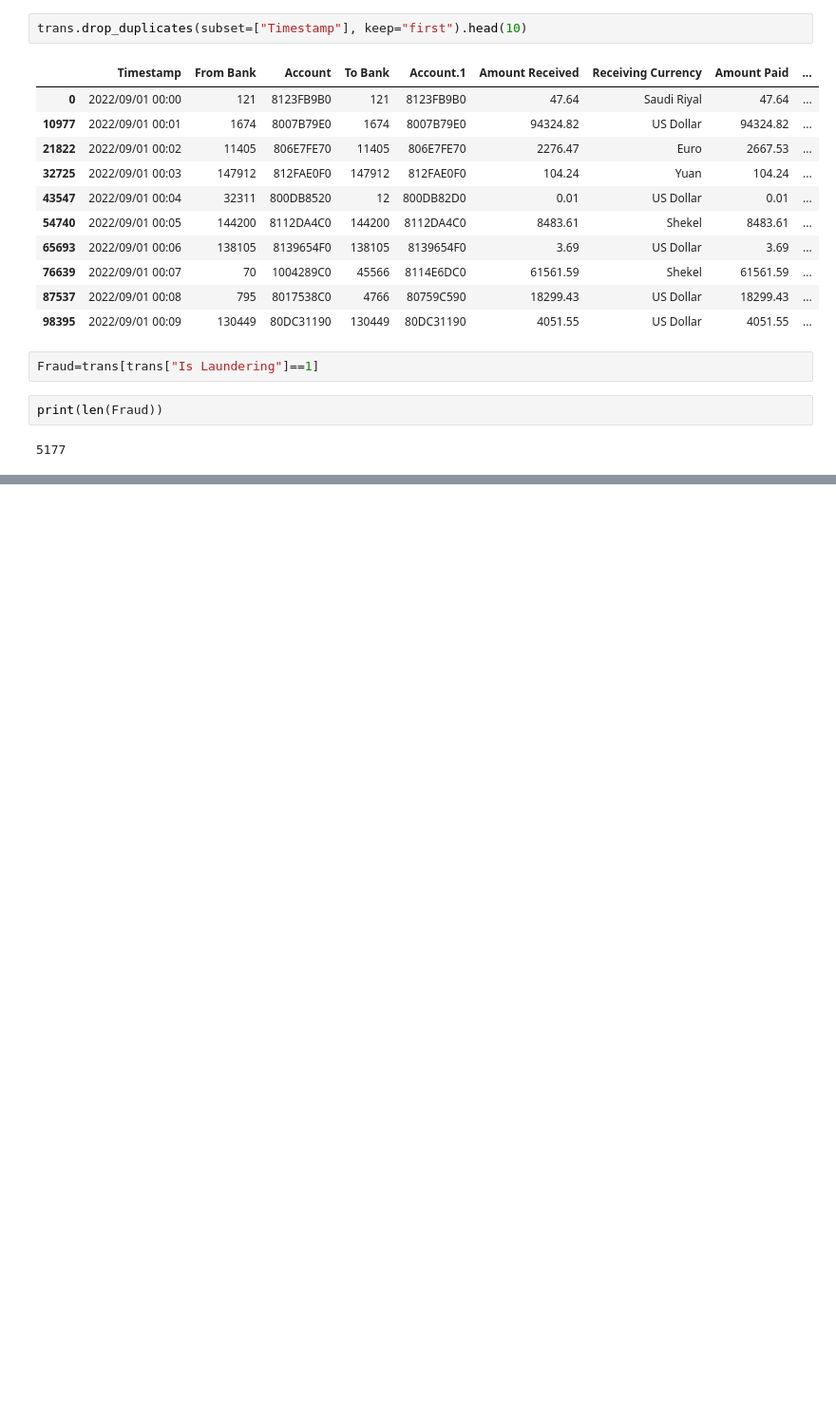
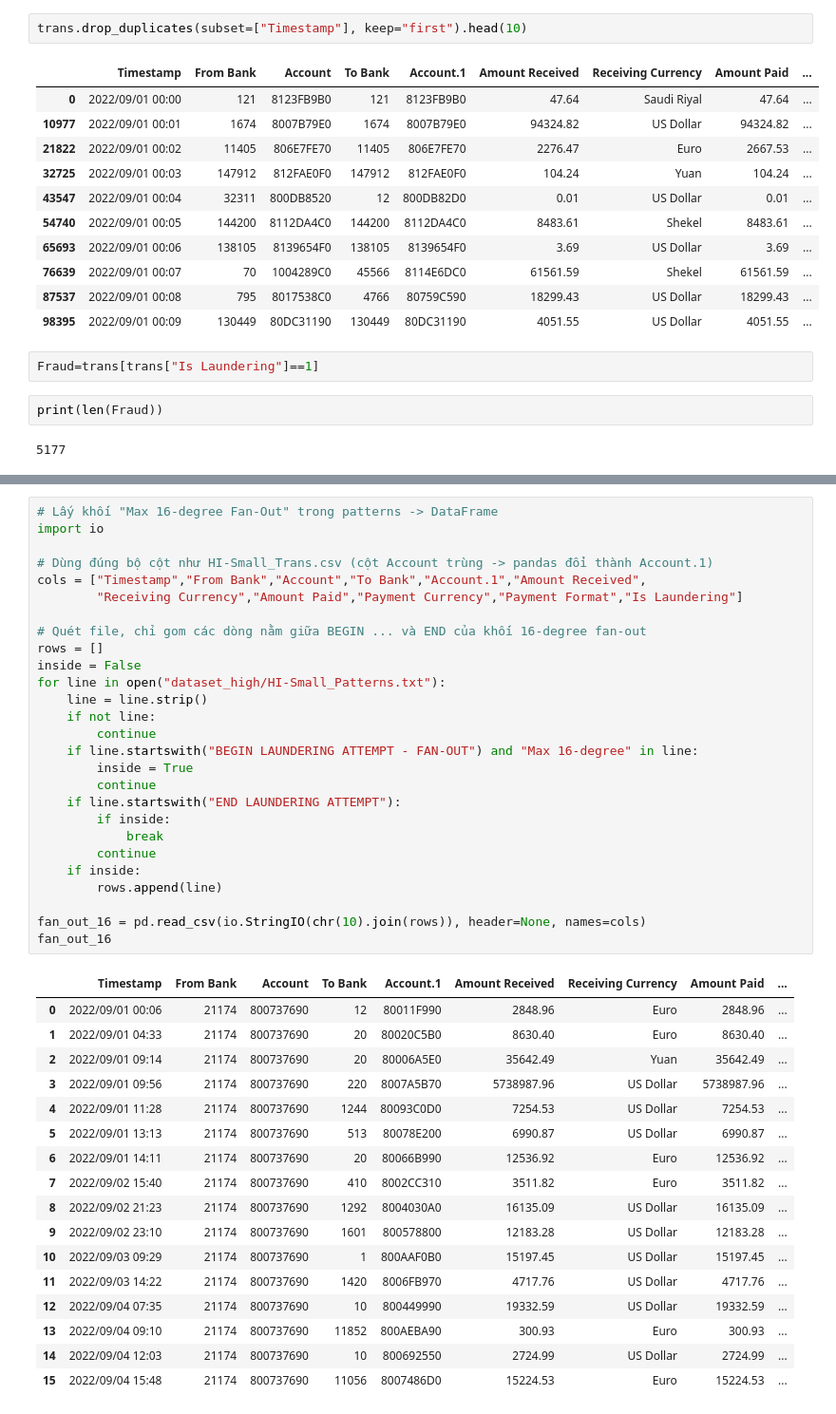
Before and after one commit to Tyler3743/fraud_detection, a Jupyter notebook: check_duplicate.ipynb, the cells around one changed output, grey strips where cells are left out. Shown at 95% size. Cells and saved outputs as stored; diff of their text form; blank space fills up the shorter version.

```diff
--- a/check_duplicate.ipynb
+++ b/check_duplicate.ipynb
@@ -174,3 +174,48 @@ Fraud.head(10)
 | 108735 | 2022/09/01 00:09 | 70 | 100428738 | 10656 | 8044072A0 | 37080124.05 | Yen | 37080124.05 | ... |
 | 141636 | 2022/09/01 00:12 | 70 | 1004286A8 | 24144 | 80D9B69A0 | 8873.07 | Euro | 8873.07 | ... |
 | 190674 | 2022/09/01 00:17 | 70 | 100428660 | 152980 | 8140702D0 | 6892.43 | US Dollar | 6892.43 | ... |
+# %%
+# Lấy khối "Max 16-degree Fan-Out" trong patterns -> DataFrame
+import io
+
+# Dùng đúng bộ cột như HI-Small_Trans.csv (cột Account trùng -> pandas đổi thành Account.1)
+cols = ["Timestamp","From Bank","Account","To Bank","Account.1","Amount Received",
+        "Receiving Currency","Amount Paid","Payment Currency","Payment Format","Is Laundering"]
+
+# Quét file, chỉ gom các dòng nằm giữa BEGIN ... và END của khối 16-degree fan-out
+rows = []
+inside = False
+for line in open("dataset_high/HI-Small_Patterns.txt"):
+    line = line.strip()
+    if not line:
+        continue
+    if line.startswith("BEGIN LAUNDERING ATTEMPT - FAN-OUT") and "Max 16-degree" in line:
+        inside = True
+        continue
+    if line.startswith("END LAUNDERING ATTEMPT"):
+        if inside:
+            break
+        continue
+    if inside:
+        rows.append(line)
+
+fan_out_16 = pd.read_csv(io.StringIO(chr(10).join(rows)), header=None, names=cols)
+fan_out_16
+# %% [output]
+|  | Timestamp | From Bank | Account | To Bank | Account.1 | Amount Received | Receiving Currency | Amount Paid | ... |
+| 0 | 2022/09/01 00:06 | 21174 | 800737690 | 12 | 80011F990 | 2848.96 | Euro | 2848.96 | ... |
+| 1 | 2022/09/01 04:33 | 21174 | 800737690 | 20 | 80020C5B0 | 8630.40 | Euro | 8630.40 | ... |
+| 2 | 2022/09/01 09:14 | 21174 | 800737690 | 20 | 80006A5E0 | 35642.49 | Yuan | 35642.49 | ... |
+| 3 | 2022/09/01 09:56 | 21174 | 800737690 | 220 | 8007A5B70 | 5738987.96 | US Dollar | 5738987.96 | ... |
+| 4 | 2022/09/01 11:28 | 21174 | 800737690 | 1244 | 80093C0D0 | 7254.53 | US Dollar | 7254.53 | ... |
+| 5 | 2022/09/01 13:13 | 21174 | 800737690 | 513 | 80078E200 | 6990.87 | US Dollar | 6990.87 | ... |
+| 6 | 2022/09/01 14:11 | 21174 | 800737690 | 20 | 80066B990 | 12536.92 | Euro | 12536.92 | ... |
+| 7 | 2022/09/02 15:40 | 21174 | 800737690 | 410 | 8002CC310 | 3511.82 | Euro | 3511.82 | ... |
+| 8 | 2022/09/02 21:23 | 21174 | 800737690 | 1292 | 8004030A0 | 16135.09 | US Dollar | 16135.09 | ... |
+| 9 | 2022/09/02 23:10 | 21174 | 800737690 | 1601 | 800578800 | 12183.28 | US Dollar | 12183.28 | ... |
+| 10 | 2022/09/03 09:29 | 21174 | 800737690 | 1 | 800AAF0B0 | 15197.45 | US Dollar | 15197.45 | ... |
+| 11 | 2022/09/03 14:22 | 21174 | 800737690 | 1420 | 8006FB970 | 4717.76 | US Dollar | 4717.76 | ... |
+| 12 | 2022/09/04 07:35 | 21174 | 800737690 | 10 | 800449990 | 19332.59 | US Dollar | 19332.59 | ... |
+| 13 | 2022/09/04 09:10 | 21174 | 800737690 | 11852 | 800AEBA90 | 300.93 | Euro | 300.93 | ... |
+| 14 | 2022/09/04 12:03 | 21174 | 800737690 | 10 | 800692550 | 2724.99 | US Dollar | 2724.99 | ... |
+| 15 | 2022/09/04 15:48 | 21174 | 800737690 | 11056 | 8007486D0 | 15224.53 | Euro | 15224.53 | ... |
```
Also changed, not shown: parts of 2 cells of this notebook, 5 other files.
